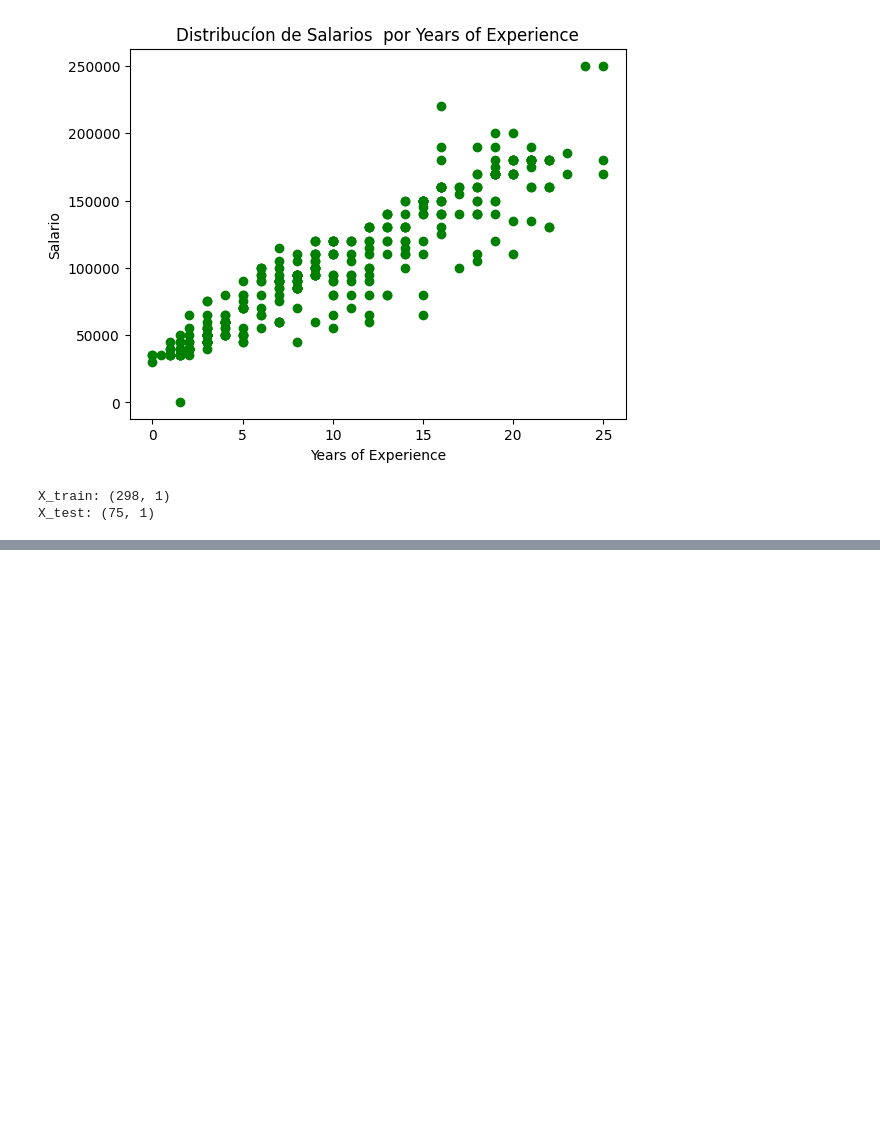
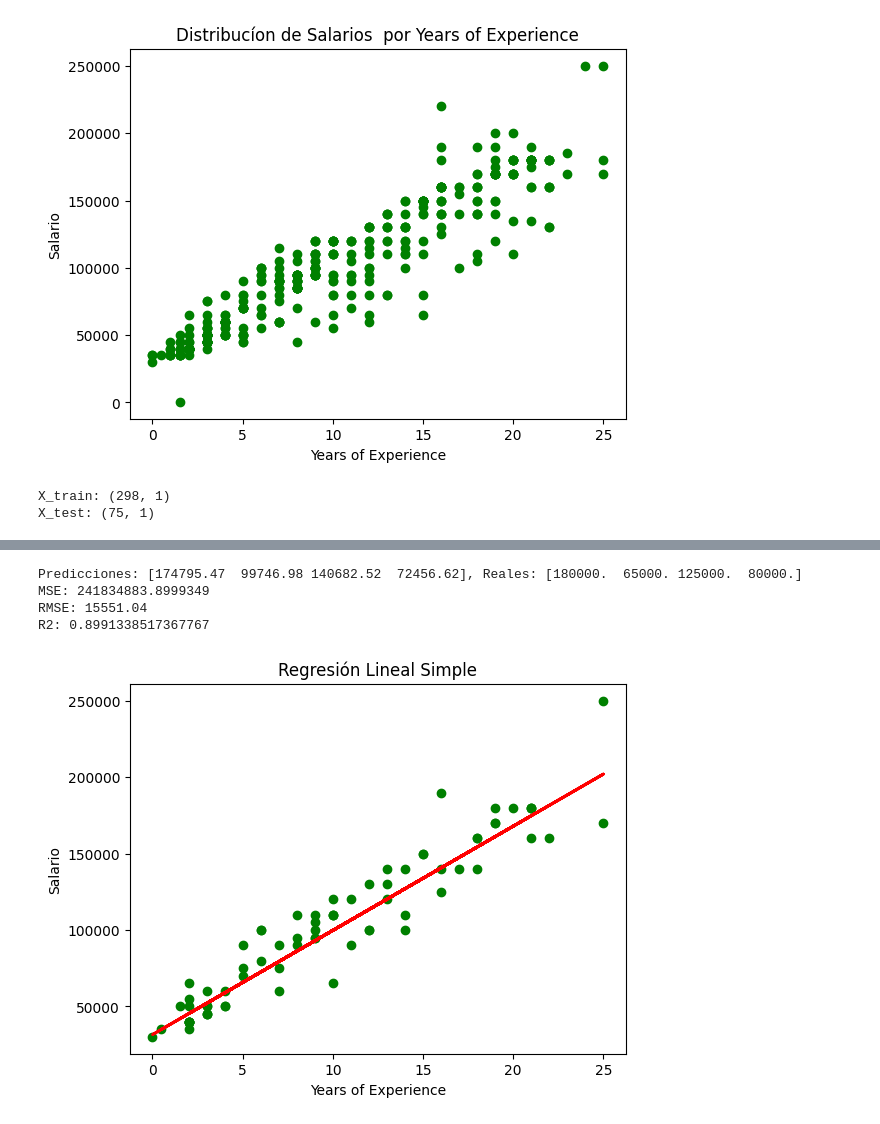
Before and after one commit to beyondAnalysIs/Machine_Learning_Python_scikit-learn, a Jupyter notebook: regresion/01_regresion_lineal_simple_multiple.ipynb, the cells around one changed output, grey strips where cells are left out. Drawn from its saved outputs; the diff is of its cells as text; code cells hidden in the pictures; blank space fills up the shorter version.

```diff
--- a/regresion/01_regresion_lineal_simple_multiple.ipynb
+++ b/regresion/01_regresion_lineal_simple_multiple.ipynb
@@ -152,0 +154,32 @@ RMSE como % del salario promedio: 18.9%
+# %%
+# función para el modelo
+def simple_model(var_independiente):
+    X = df_clean[[var_independiente]].values.reshape(-1, 1)
+    y = df_clean['Salary'].values
+    X_train, X_test, y_train, y_test = train_test_split(X, y, test_size=0.2, random_state=42)
+    model = LinearRegression()
+    model.fit(X_train, y_train)
+    y_predict = model.predict(X_test)
+    print('Predicciones: {}, Reales: {}'.format(y_predict[:4].round(2), y_test[:4]))
+
+    mse = mean_squared_error(y_test, y_predict)
+    print(f'MSE: {mse}')
+    rmse = np.sqrt(mse).round(2)
+    print(f'RMSE: {rmse}')
+    r2 = r2_score(y_test, y_predict)
+    print(f'R2: {r2}')
+
+    plt.scatter(X_test, y_test, color='green')
+    plt.plot(X_test, y_predict, color='red', linewidth=2)
+    plt.title('Regresión Lineal Simple')
+    plt.xlabel(var_independiente)
+    plt.ylabel('Salario')
+    plt.show()
+
+simple_model('Years of Experience')
+# %% [output]
+Predicciones: [174795.47  99746.98 140682.52  72456.62], Reales: [180000.  65000. 125000.  80000.]
+MSE: 241834883.8999349
+RMSE: 15551.04
+R2: 0.8991338517367767
+[figure, added]
```
Also changed, not shown: parts of 12 cells of this notebook, 1 other file.
